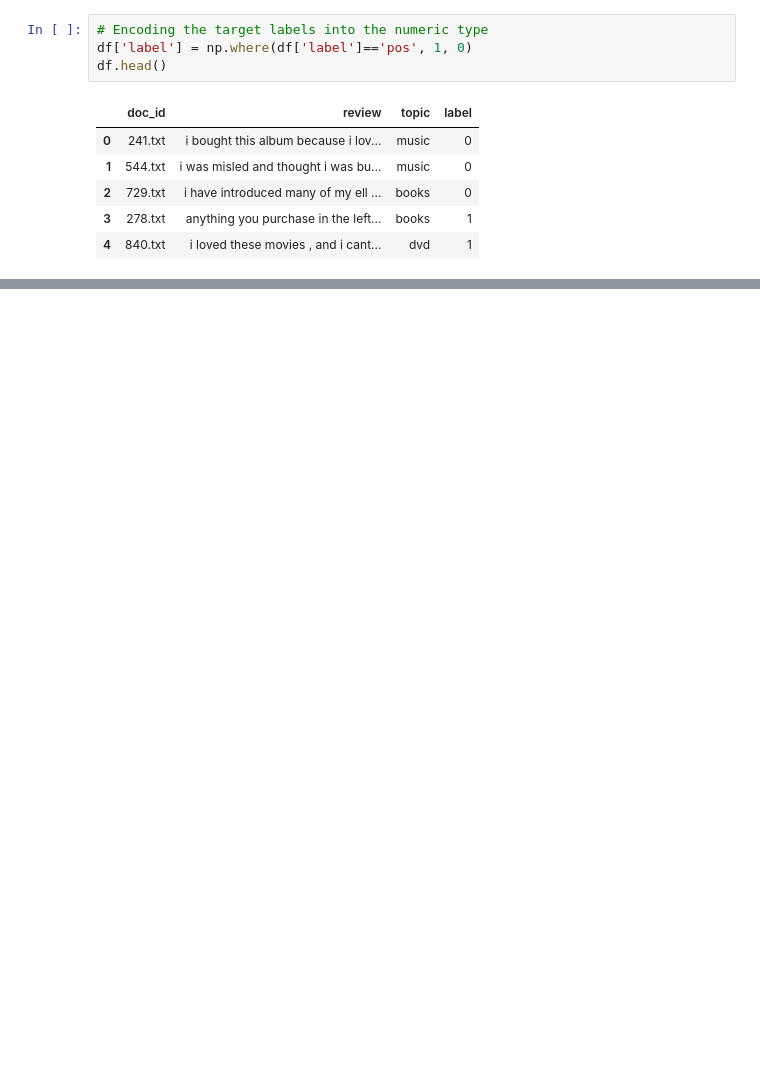
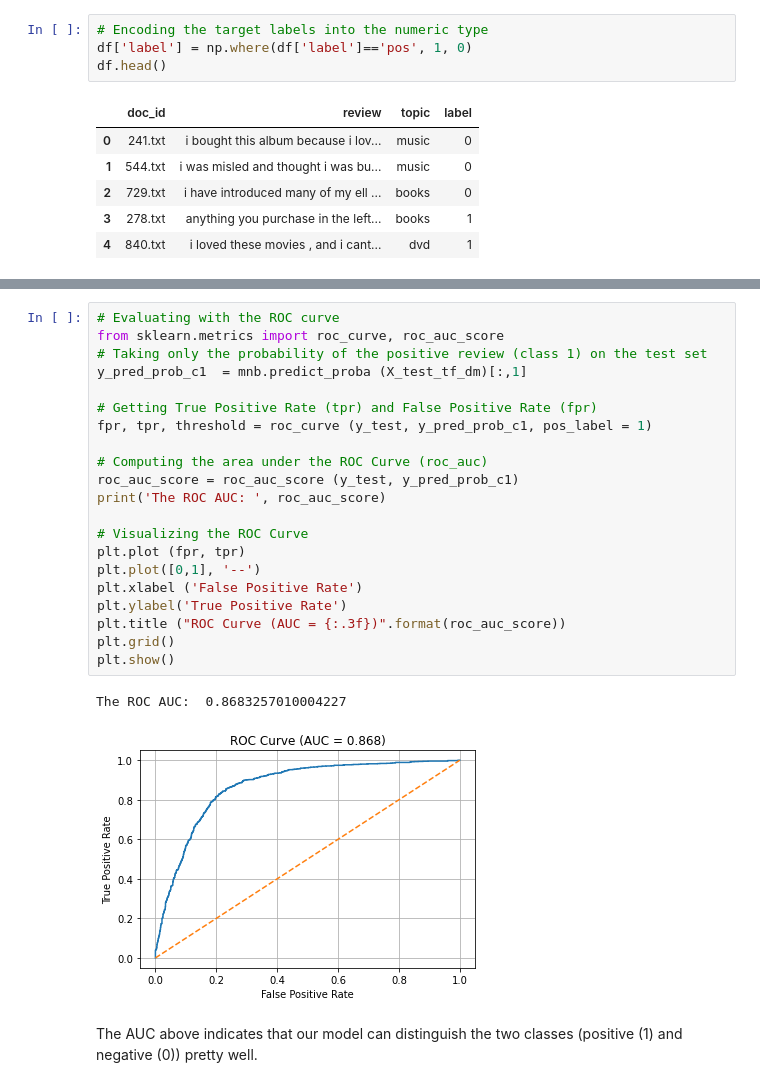
Before and after one commit to HuyenNguyenHelen/INFO-5505---Machine-learning, a Jupyter notebook: HuyenNguyen_Assignment_5.ipynb, the cells around one changed output, grey strips where cells are left out. Drawn from its saved outputs; the diff is of its cells as text; blank space fills up the shorter version.

```diff
--- a/HuyenNguyen_Assignment_5.ipynb
+++ b/HuyenNguyen_Assignment_5.ipynb
@@ -171,0 +285,26 @@ Accuracy of the selected model in the test set: 0.8028
+# %%
+# Evaluating with the ROC curve
+from sklearn.metrics import roc_curve, roc_auc_score
+# Taking only the probability of the positive review (class 1) on the test set
+y_pred_prob_c1  = mnb.predict_proba (X_test_tf_dm)[:,1]
+
+# Getting True Positive Rate (tpr) and False Positive Rate (fpr)
+fpr, tpr, threshold = roc_curve (y_test, y_pred_prob_c1, pos_label = 1)
+
+# Computing the area under the ROC Curve (roc_auc)
+roc_auc_score = roc_auc_score (y_test, y_pred_prob_c1)
+print('The ROC AUC: ', roc_auc_score)
+
+# Visualizing the ROC Curve
+plt.plot (fpr, tpr)
+plt.plot([0,1], '--')
+plt.xlabel ('False Positive Rate')
+plt.ylabel('True Positive Rate')
+plt.title ("ROC Curve (AUC = {:.3f})".format(roc_auc_score))
+plt.grid()
+plt.show()
+# %% [output]
+The ROC AUC:  0.8683257010004227
+[figure, added]
+# %% [markdown]
+The AUC above indicates that our model can distinguish the two classes (positive (1) and negative (0)) pretty well.
```
Also changed, not shown: parts of 44 cells of this notebook.
